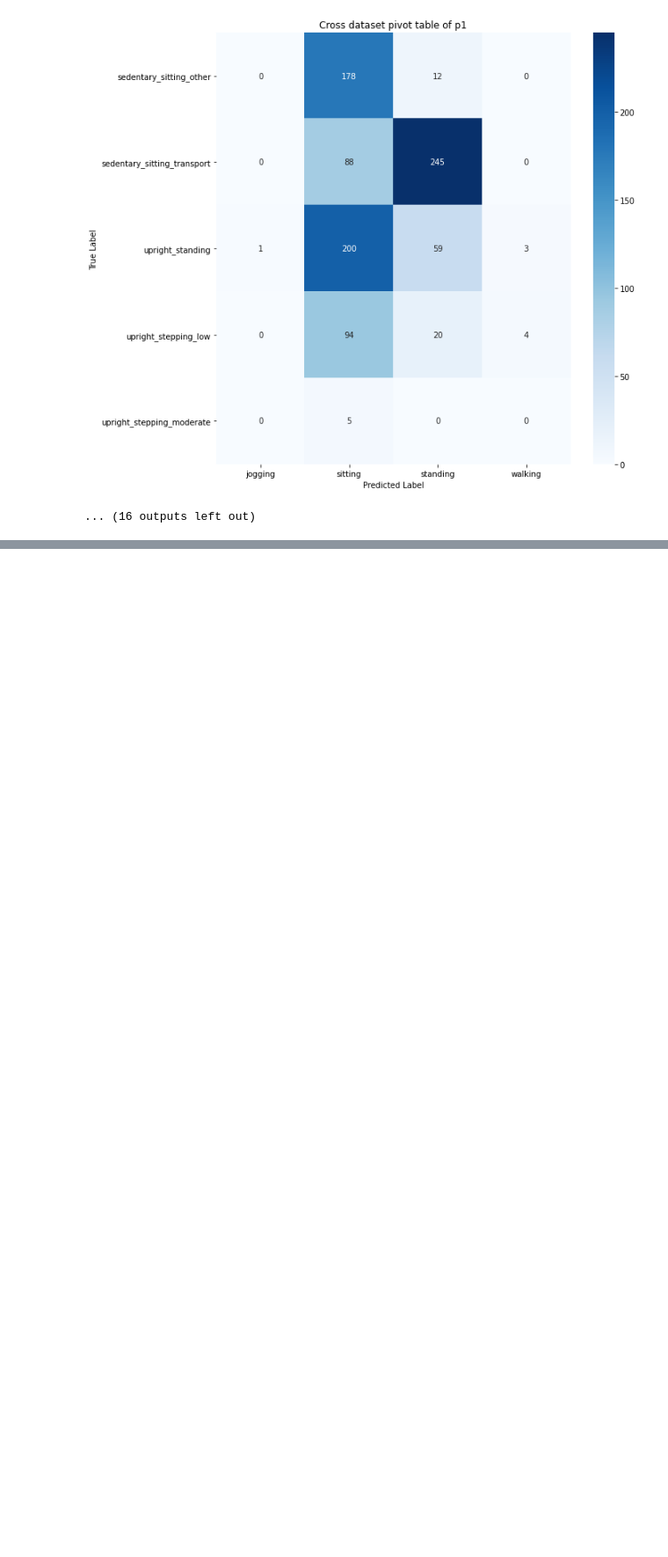
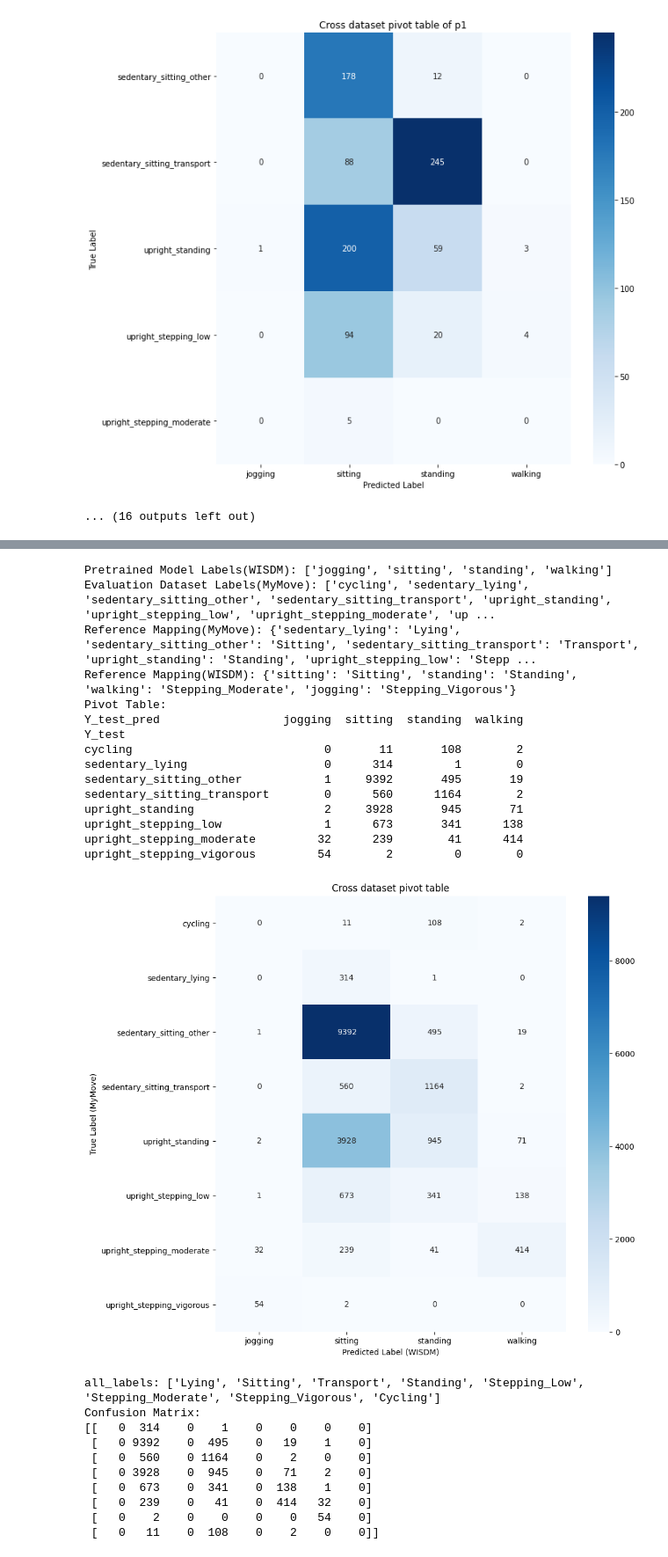
Before and after one commit to h-khayami/ssl-wearables, a Jupyter notebook: plots/confusion_matrices.ipynb, the cells around one changed output, grey strips where cells are left out. Shown at 88% size. Drawn from its saved outputs; the diff is of its cells as text; code cells hidden in the pictures; blank space fills up the shorter version.

```diff
--- a/plots/confusion_matrices.ipynb
+++ b/plots/confusion_matrices.ipynb
@@ -329,0 +506,32 @@ upright_stepping_moderate          0        5         0        0
+# %%
+# Trained on WISDM dataset and evaluated on ExtraSensory dataset
+evaluation_result = "/home/hossein/ssl-wearables/data/reports/2025-02-19_10-00"
+pretrained_model_label = "/home/hossein/ssl-wearables/data/reports/2025-02-18_19-32"
+visualize_confusion_matrices_cross_dataset(evaluation_result, pretrained_model_label, "WISDM", "MyMove")
+# %% [output]
+Pretrained Model Labels(WISDM): ['jogging', 'sitting', 'standing', 'walking']
+Evaluation Dataset Labels(MyMove): ['cycling', 'sedentary_lying', 'sedentary_sitting_other', 'sedentary_sitting_transport', 'upright_standing', 'upright_stepping_low', 'upright_stepping_moderate', 'up ...
+Reference Mapping(MyMove): {'sedentary_lying': 'Lying', 'sedentary_sitting_other': 'Sitting', 'sedentary_sitting_transport': 'Transport', 'upright_standing': 'Standing', 'upright_stepping_low': 'Stepp ...
+Reference Mapping(WISDM): {'sitting': 'Sitting', 'standing': 'Standing', 'walking': 'Stepping_Moderate', 'jogging': 'Stepping_Vigorous'}
+Pivot Table:
+Y_test_pred                  jogging  sitting  standing  walking
+Y_test
+cycling                            0       11       108        2
+sedentary_lying                    0      314         1        0
+sedentary_sitting_other            1     9392       495       19
+sedentary_sitting_transport        0      560      1164        2
+upright_standing                   2     3928       945       71
+upright_stepping_low               1      673       341      138
+upright_stepping_moderate         32      239        41      414
+upright_stepping_vigorous         54        2         0        0
+[figure, added]
+all_labels: ['Lying', 'Sitting', 'Transport', 'Standing', 'Stepping_Low', 'Stepping_Moderate', 'Stepping_Vigorous', 'Cycling']
+Confusion Matrix:
+[[   0  314    0    1    0    0    0    0]
+ [   0 9392    0  495    0   19    1    0]
+ [   0  560    0 1164    0    2    0    0]
+ [   0 3928    0  945    0   71    2    0]
+ [   0  673    0  341    0  138    1    0]
+ [   0  239    0   41    0  414   32    0]
+ [   0    2    0    0    0    0   54    0]
+ [   0   11    0  108    0    2    0    0]]
```
Also changed, not shown: parts of 5 cells of this notebook, 13 other files.
